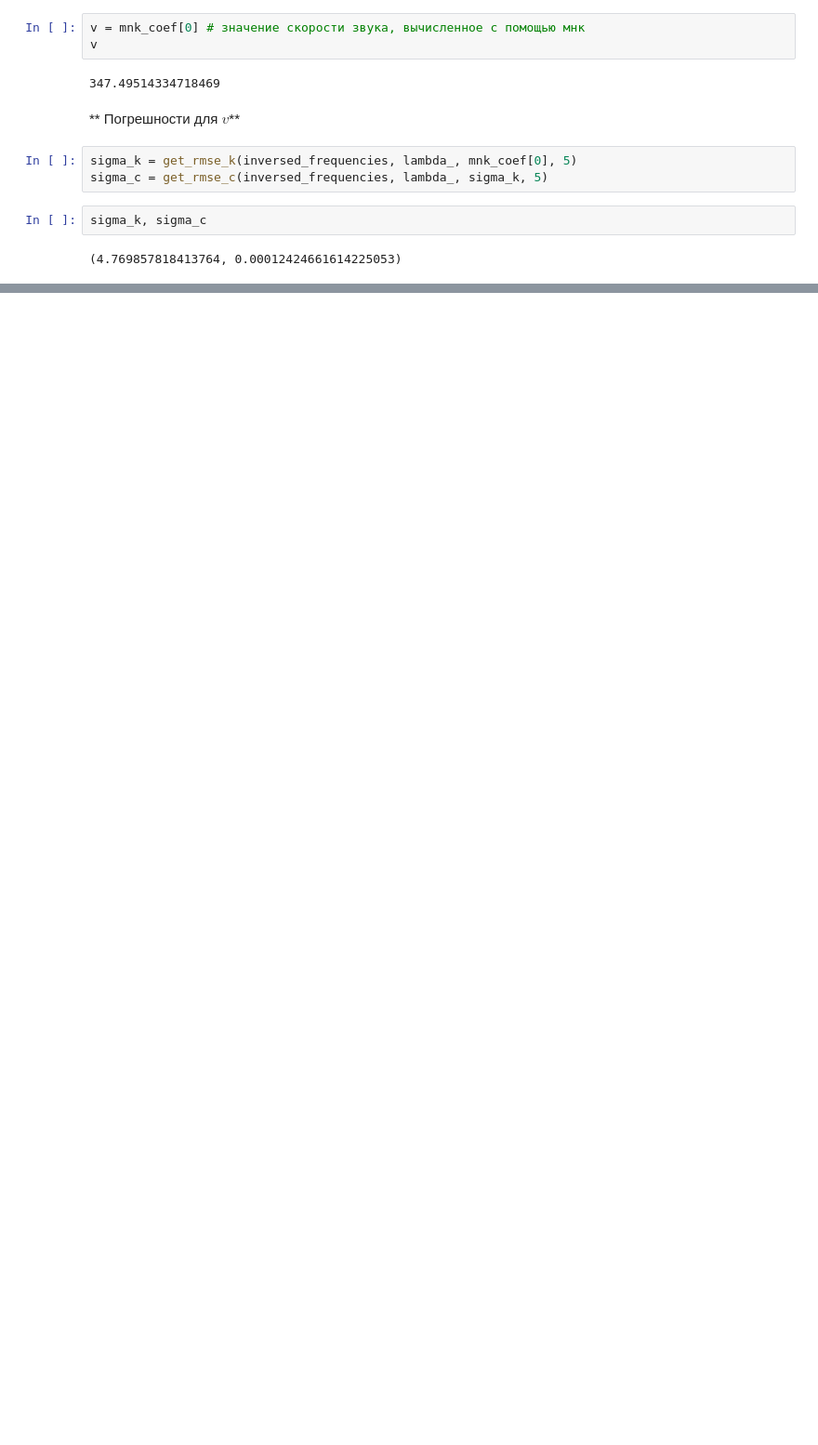
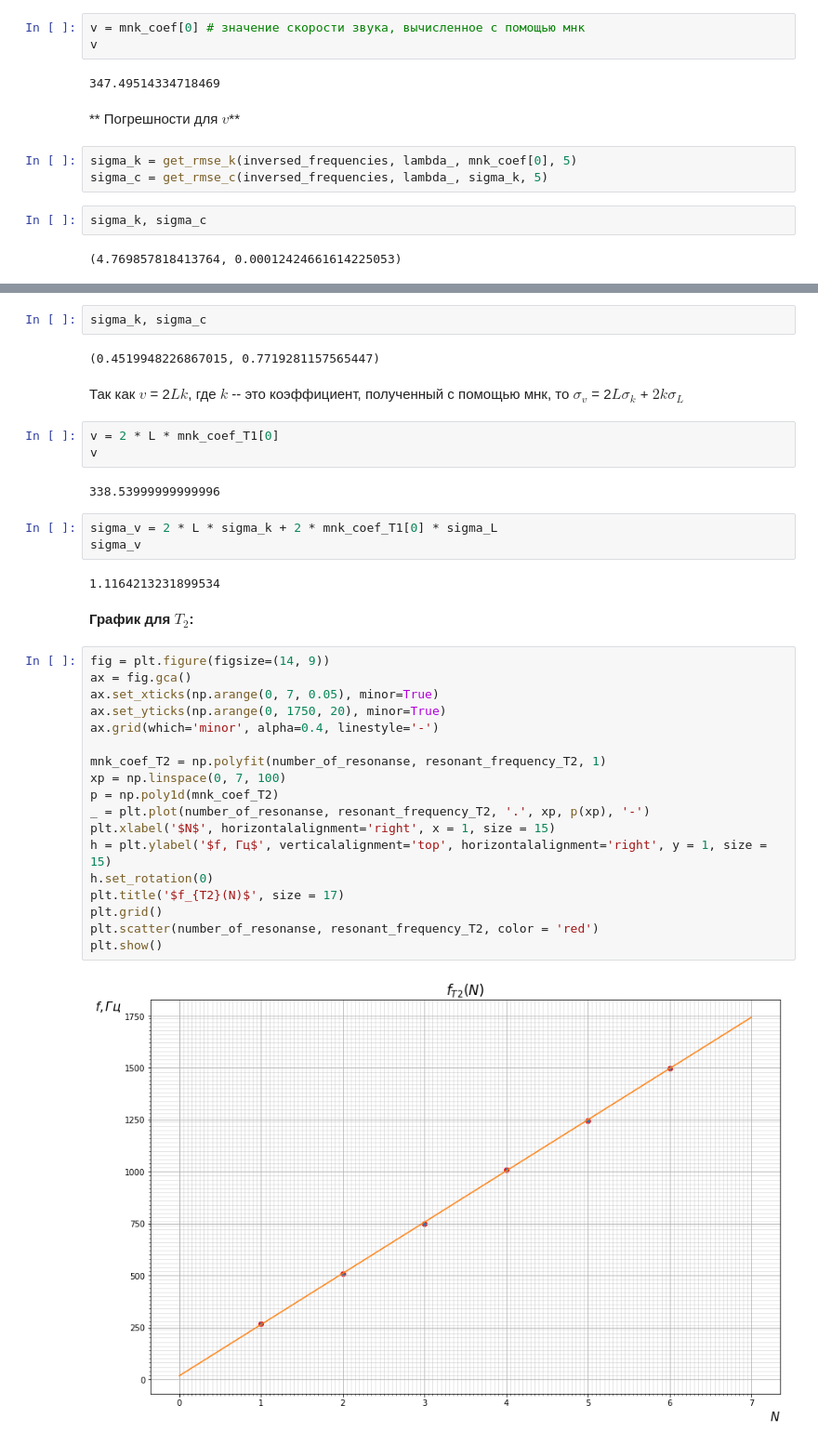
Before and after one commit to sayanarii/MIPT-physics-labs-5-6-sem, a Jupyter notebook: 2.1.ipynb, the cells around one changed output, grey strips where cells are left out. Shown at 93% size. Saved outputs shown, nothing was run; the diff lists cells and outputs as text; blank space fills up the shorter version.

```diff
--- a/2.1.ipynb
+++ b/2.1.ipynb
@@ -276,0 +329,38 @@ sigma_k, sigma_c
+# %%
+sigma_k, sigma_c
+# %% [output]
+(0.4519948226867015, 0.7719281157565447)
+# %% [markdown]
+Так как $v$ = 2$Lk$, где $k$ -- это коэффициент, полученный с помощью мнк, то $\sigma_{v}$ = 2$L \sigma_{k}$ + $2k \sigma_{L}$
+# %%
+v = 2 * L * mnk_coef_T1[0]
+v
+# %% [output]
+338.53999999999996
+# %%
+sigma_v = 2 * L * sigma_k + 2 * mnk_coef_T1[0] * sigma_L
+sigma_v
+# %% [output]
+1.1164213231899534
+# %% [markdown]
+**График для $T_{2}$:**
+# %%
+fig = plt.figure(figsize=(14, 9))
+ax = fig.gca()
+ax.set_xticks(np.arange(0, 7, 0.05), minor=True)
+ax.set_yticks(np.arange(0, 1750, 20), minor=True)
+ax.grid(which='minor', alpha=0.4, linestyle='-')
+
+mnk_coef_T2 = np.polyfit(number_of_resonanse, resonant_frequency_T2, 1)
+xp = np.linspace(0, 7, 100)
+p = np.poly1d(mnk_coef_T2)
+_ = plt.plot(number_of_resonanse, resonant_frequency_T2, '.', xp, p(xp), '-')
+plt.xlabel('$N$', horizontalalignment='right', x = 1, size = 15)
+h = plt.ylabel('$f, Гц$', verticalalignment='top', horizontalalignment='right', y = 1, size = 15)
+h.set_rotation(0)
+plt.title('$f_{T2}(N)$', size = 17)
+plt.grid()
+plt.scatter(number_of_resonanse, resonant_frequency_T2, color = 'red')
+plt.show()
+# %% [output]
+[figure, added]
```
Also changed, not shown: parts of 66 cells of this notebook.
